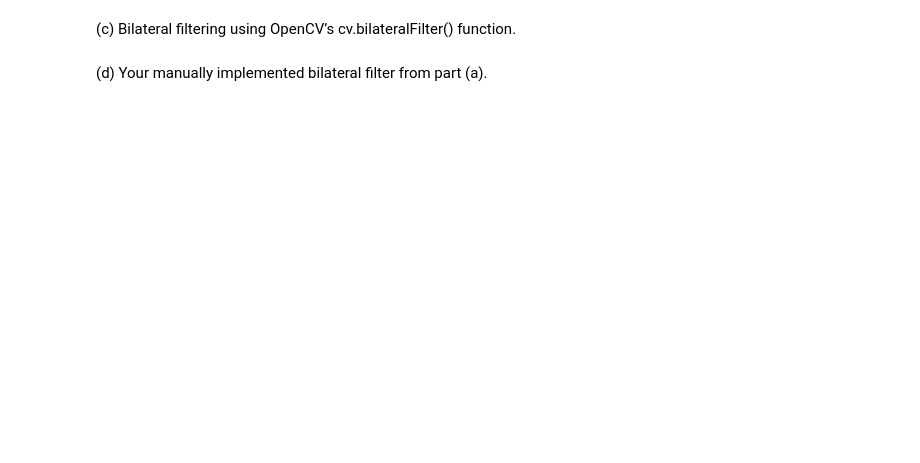
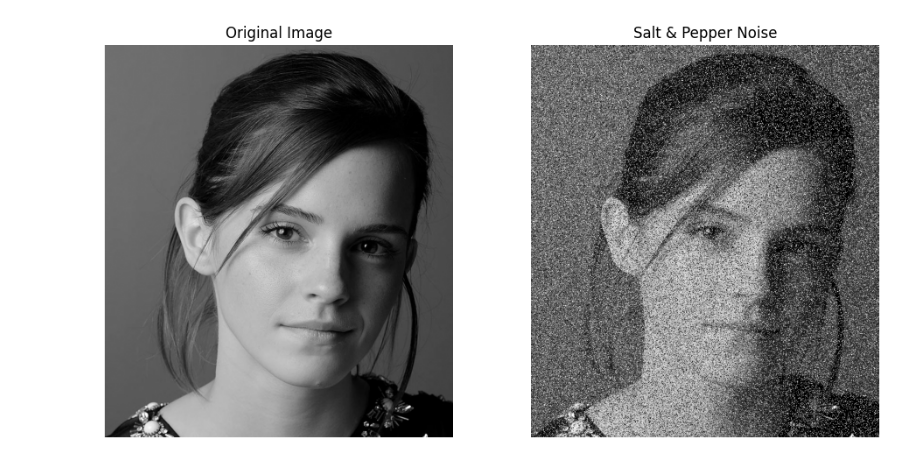
Before and after one commit to Arunodani/Intensity-Transformations-and-Neighborhood-Filtering, a Jupyter notebook: 258764G.ipynb, the cells around one changed output. Saved outputs shown, nothing was run; the diff lists cells and outputs as text; code cells hidden in the pictures; blank space fills up the shorter version.

```diff
--- a/258764G.ipynb
+++ b/258764G.ipynb
@@ -39,2 +14,0 @@ g_gaussian = cv.GaussianBlur(f, (9, 9), 0)
-# %% [markdown]
-(c) Bilateral filtering using OpenCV’s cv.bilateralFilter() function.
@@ -43,2 +14,0 @@ g_bilateral_cv = cv.bilateralFilter(f, 9, 75, 75)
-# %% [markdown]
-(d) Your manually implemented bilateral filter from part (a).
@@ -46,0 +15,23 @@ g_bilateral_manual = bilateral_filter(f, diameter=9, sigma_s=75, sigma_r=75)
+# %%
+s = f.copy()
+prob = 0.3
+
+
+salt = np.random.rand(*f.shape) < prob / 2
+s[salt] = 255
+
+
+pepper = np.random.rand(*f.shape) < prob / 2
+s[pepper] = 0
+
+fig, ax = plt.subplots(1, 2, figsize=(10, 5))
+ax[0].imshow(f, cmap='gray', vmin=0, vmax=255)
+ax[0].set_title('Original Image')
+ax[0].axis('off')
+ax[1].imshow(s, cmap='gray', vmin=0, vmax=255)
+ax[1].set_title('Salt & Pepper Noise')
+ax[1].axis('off')
+plt.tight_layout()
+plt.show()
+# %% [output]
+[figure, added]
```
Also changed, not shown: parts of 15 cells of this notebook.
